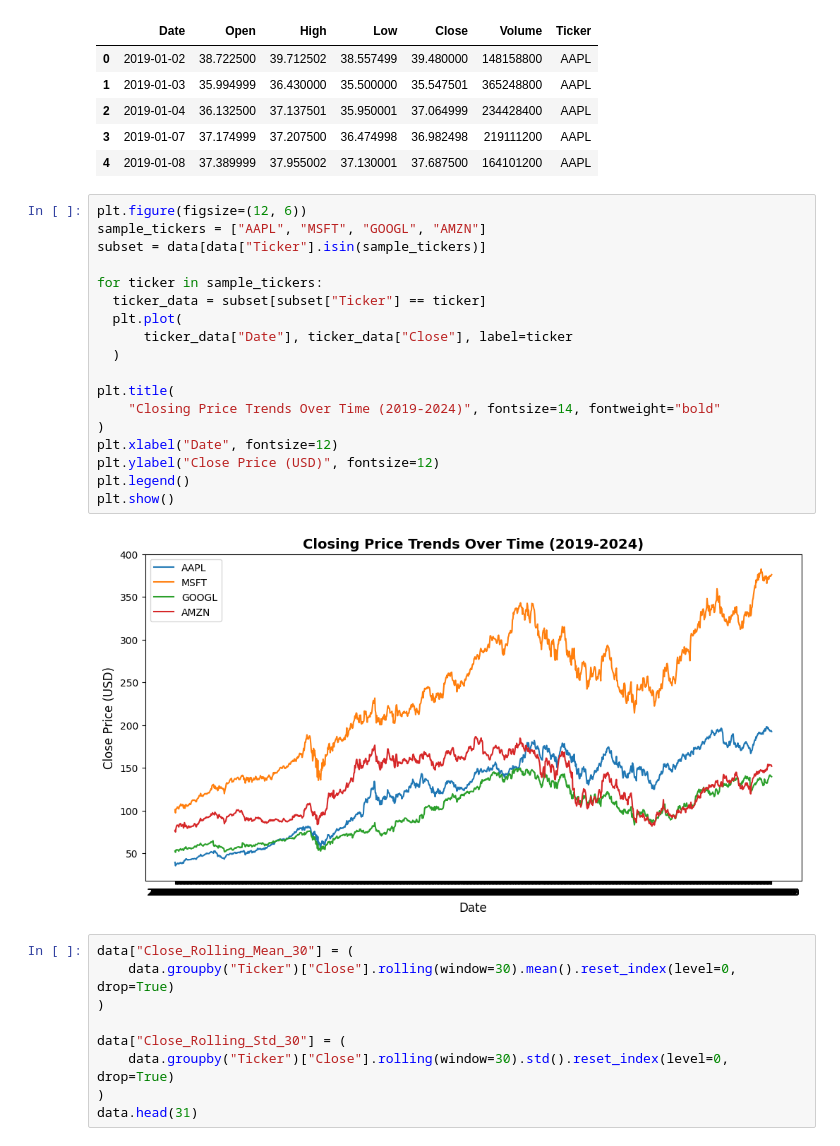
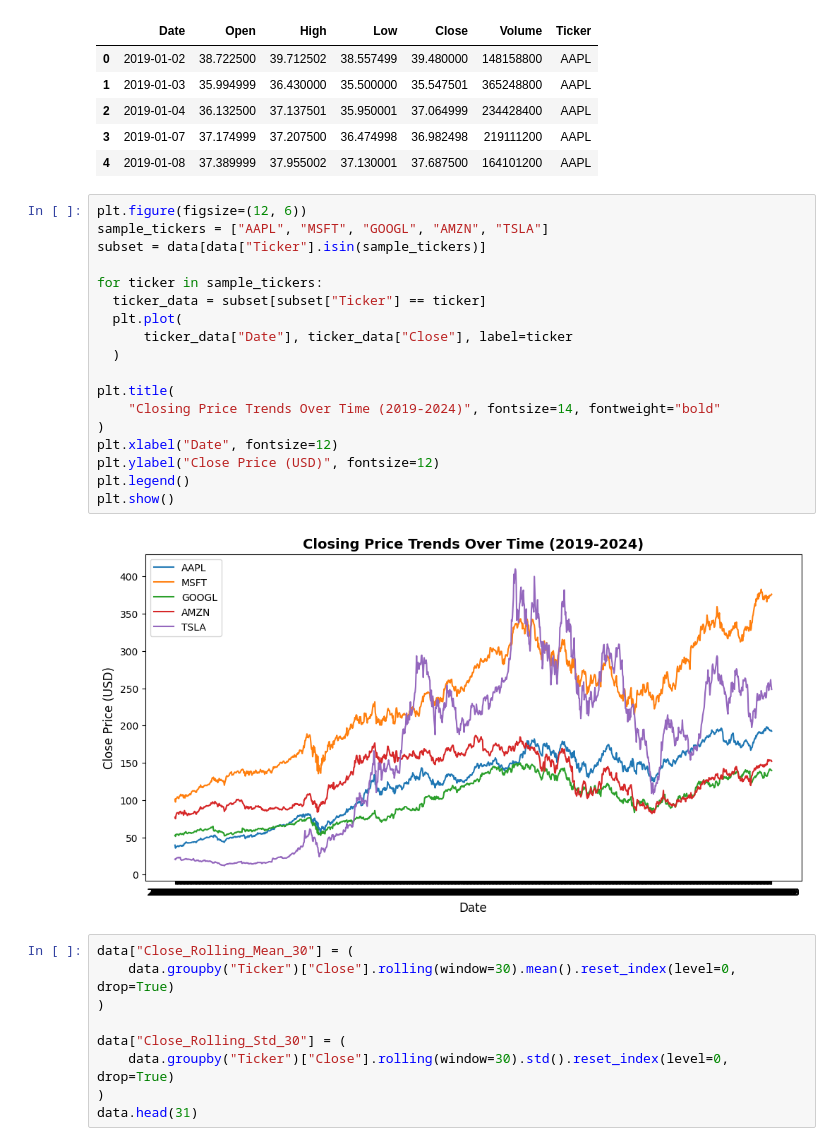
Before and after one commit to rreap/stocks, a Jupyter notebook: Stocks_Project.ipynb, the cells around one changed output. Cells and saved outputs as stored; diff of their text form.

Commit message:
redid closing price trends over time graph to include TSLA

```diff
--- a/Stocks_Project.ipynb
+++ b/Stocks_Project.ipynb
@@ -57,24 +57,24 @@ data.head()
 | 4 | 2019-01-08 | 37.389999 | 37.955002 | 37.130001 | 37.687500 | 164101200 | AAPL |
 # %%
 plt.figure(figsize=(12, 6))
-sample_tickers = ["AAPL", "MSFT", "GOOGL", "AMZN"]
+sample_tickers = ["AAPL", "MSFT", "GOOGL", "AMZN", "TSLA"]
 subset = data[data["Ticker"].isin(sample_tickers)]
 
 for ticker in sample_tickers:
   ticker_data = subset[subset["Ticker"] == ticker]
   plt.plot(
       ticker_data["Date"], ticker_data["Close"], label=ticker
   )
 
 plt.title(
     "Closing Price Trends Over Time (2019-2024)", fontsize=14, fontweight="bold"
 )
 plt.xlabel("Date", fontsize=12)
 plt.ylabel("Close Price (USD)", fontsize=12)
 plt.legend()
 plt.show()
 # %% [output]
-[figure, old version]
+[figure, new version]
 # %%
 data["Close_Rolling_Mean_30"] = (
     data.groupby("Ticker")["Close"].rolling(window=30).mean().reset_index(level=0, drop=True)
```
